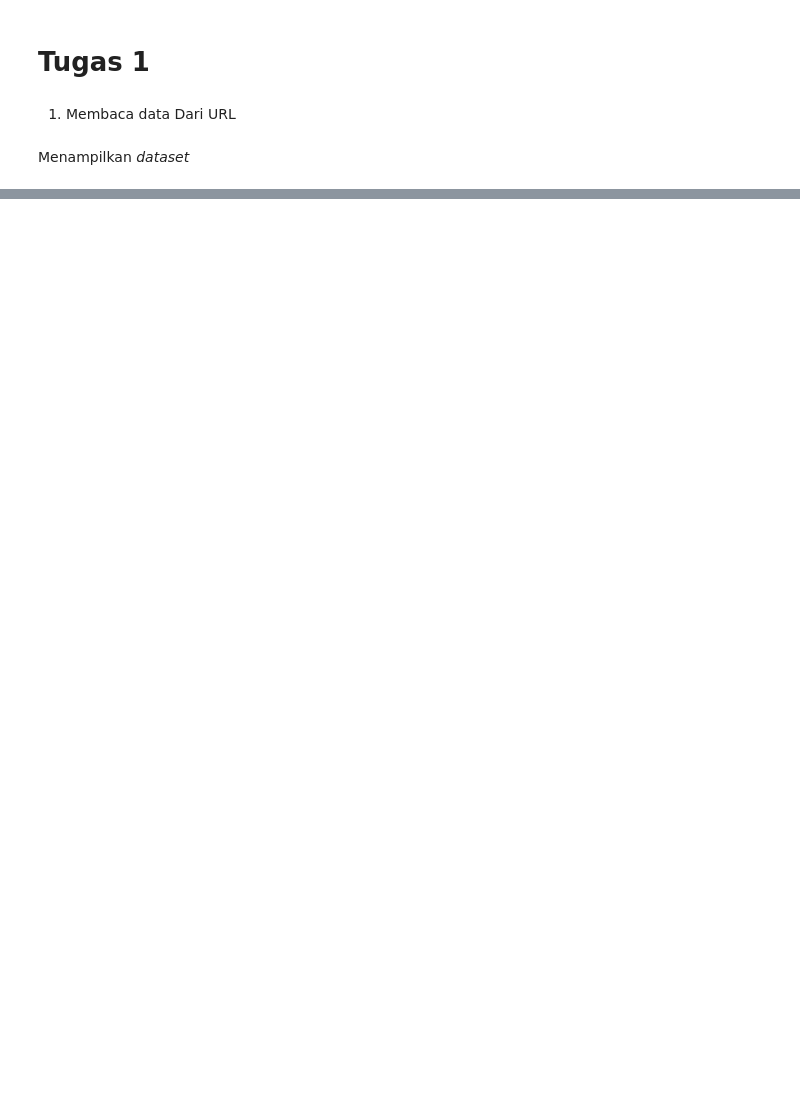
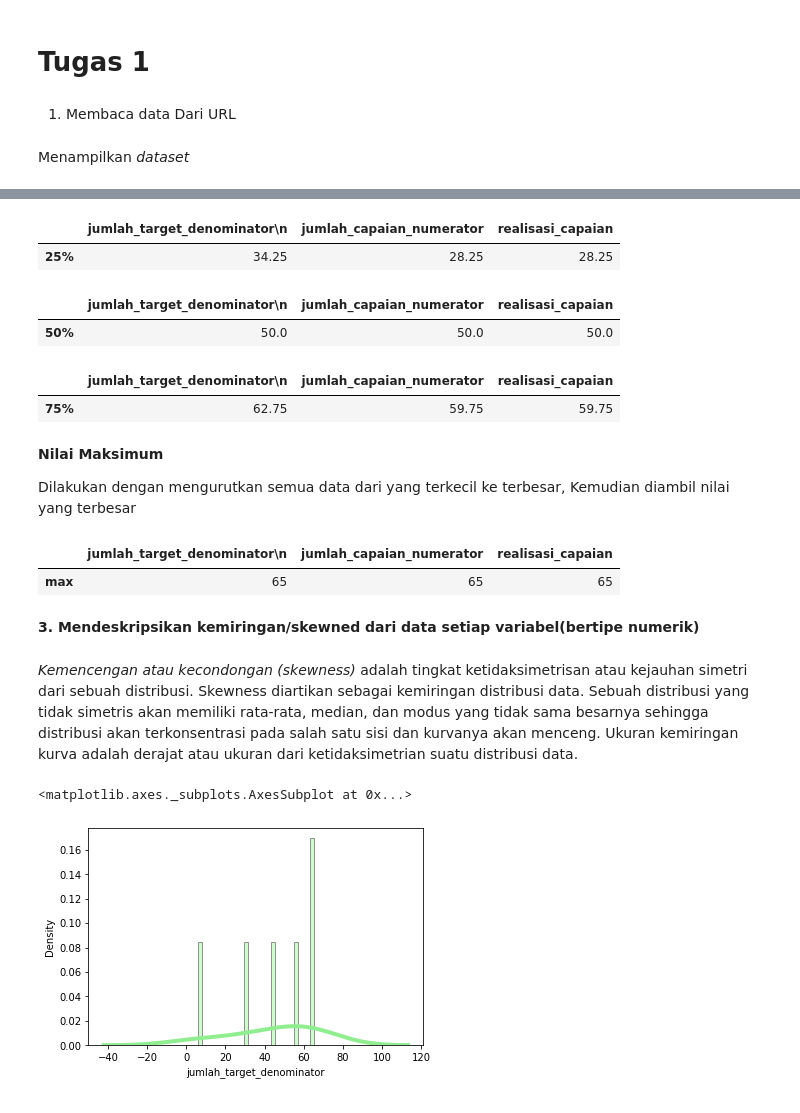
Before and after one commit to Ihsan210702/datamining, a Jupyter notebook: _sources/Tugas-1.ipynb, the cells around one changed output, grey strips where cells are left out. Cells and saved outputs as stored; diff of their text form; code cells hidden in the pictures; blank space fills up the shorter version.

```diff
--- a/_sources/Tugas-1.ipynb
+++ b/_sources/Tugas-1.ipynb
@@ -46,6 +190,58 @@ NameError: ignored
+# %%
+percentile25 = {'jumlah_target_denominator\n':np.percentile(c['jumlah_target_denominator\n'],25),
+		'jumlah_capaian_numerator':np.percentile(c['jumlah_capaian_numerator'],25),'realisasi_capaian':np.percentile(c['realisasi_capaian'],25)
+    }
+
+df = pd.DataFrame(percentile25, index=['25%'])
+df
+# %% [output]
+|  | jumlah_target_denominator\n | jumlah_capaian_numerator | realisasi_capaian |
+| 25% | 34.25 | 28.25 | 28.25 |
+# %%
+percentile50 = {'jumlah_target_denominator\n':np.percentile(c['jumlah_target_denominator\n'],50),
+		'jumlah_capaian_numerator':np.percentile(c['jumlah_capaian_numerator'],50),'realisasi_capaian':np.percentile(c['realisasi_capaian'],50)
+    }
+
+df = pd.DataFrame(percentile50, index=['50%'])
+df
+# %% [output]
+|  | jumlah_target_denominator\n | jumlah_capaian_numerator | realisasi_capaian |
+| 50% | 50.0 | 50.0 | 50.0 |
+# %%
+percentile75 = {'jumlah_target_denominator\n':np.percentile(c['jumlah_target_denominator\n'],75),
+		'jumlah_capaian_numerator':np.percentile(c['jumlah_capaian_numerator'],75),'realisasi_capaian':np.percentile(c['realisasi_capaian'],75)
+    }
+
+df = pd.DataFrame(percentile75, index=['75%'])
+df
+# %% [output]
+|  | jumlah_target_denominator\n | jumlah_capaian_numerator | realisasi_capaian |
+| 75% | 62.75 | 59.75 | 59.75 |
+# %% [markdown]
+**Nilai Maksimum**
+
+Dilakukan dengan mengurutkan semua data dari yang terkecil ke terbesar,
+Kemudian diambil nilai yang terbesar
+# %%
+max = {'jumlah_target_denominator\n':np.max(c['jumlah_target_denominator\n']),
+		'jumlah_capaian_numerator': np.max(c['jumlah_capaian_numerator']),'realisasi_capaian':np.max(c['realisasi_capaian'])
+    }
+
+df = pd.DataFrame(max, index=['max'])
+df
+# %% [output]
+|  | jumlah_target_denominator\n | jumlah_capaian_numerator | realisasi_capaian |
+| max | 65 | 65 | 65 |
+# %% [markdown]
+**3.   Mendeskripsikan kemiringan/skewned dari data setiap variabel(bertipe numerik)**
+# %% [markdown]
+*Kemencengan atau kecondongan (skewness)* adalah tingkat ketidaksimetrisan atau kejauhan simetri dari sebuah distribusi. Skewness diartikan sebagai kemiringan distribusi data. Sebuah distribusi yang tidak simetris akan memiliki rata-rata, median, dan modus yang tidak sama besarnya sehingga distribusi akan terkonsentrasi pada salah satu sisi dan kurvanya akan menceng. Ukuran kemiringan kurva adalah derajat atau ukuran dari ketidaksimetrian suatu distribusi data.
 # %%
 sns.distplot(c['jumlah_target_denominator\n'],kde=True,
-             bins= int(150/5),color='lightblue',
+             bins= int(150/5),color='lightgreen',
              hist_kws={'edgecolor':'black'},
              kde_kws={'linewidth':4})
+# %% [output]
+<matplotlib.axes._subplots.AxesSubplot at 0x...>
+[figure, added]
 # %%
```
Also changed, not shown: parts of 19 cells of this notebook, 14 other files.
